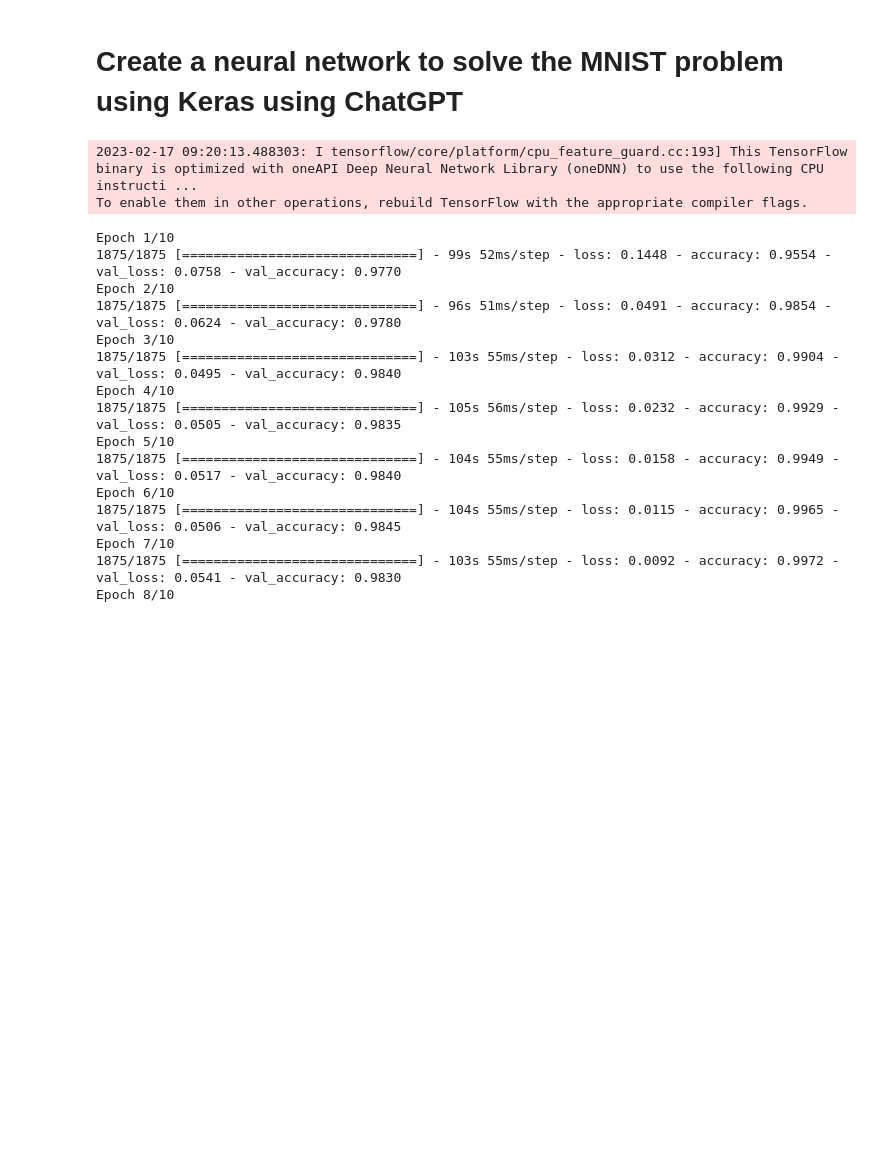
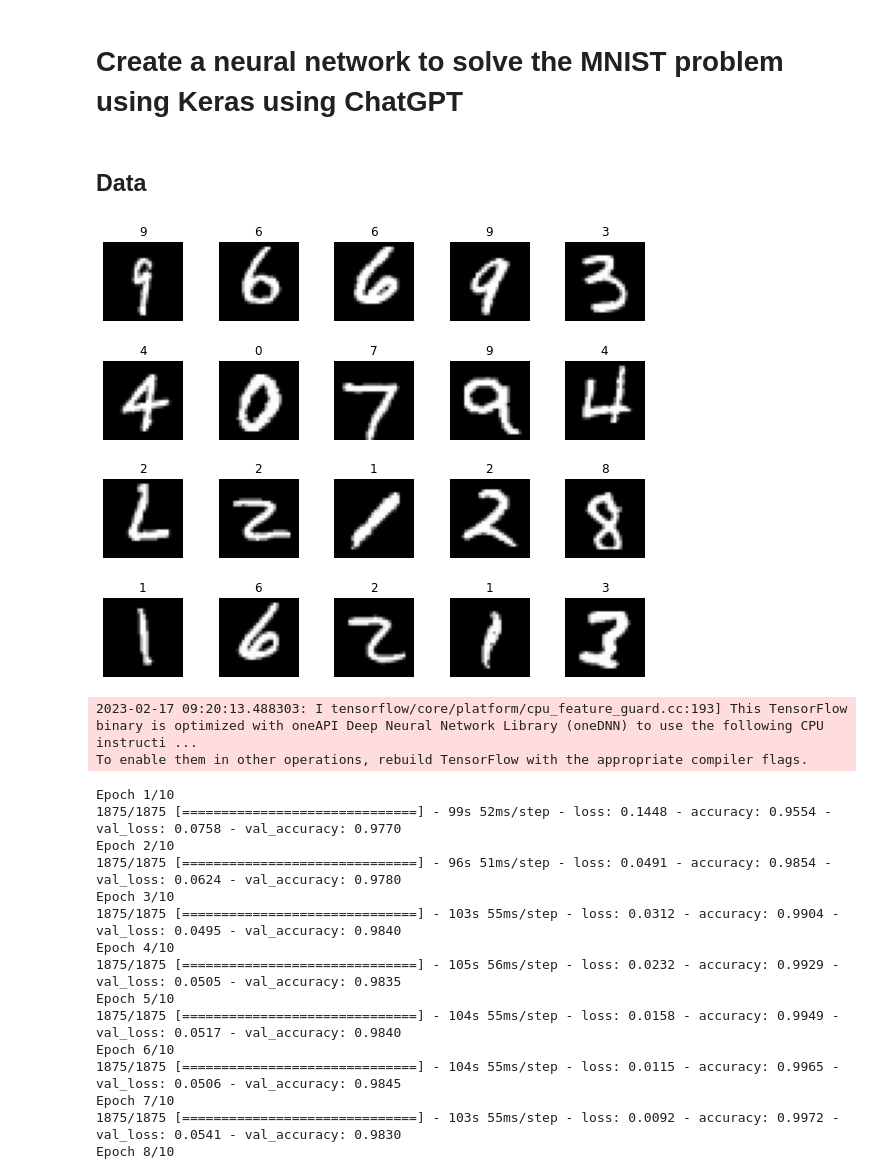
Before and after one commit to DietzscheNostoevsky/Deep_Learning_Chollet, a Jupyter notebook: MNIST_NN.ipynb, the cells around one changed output. Drawn from its saved outputs; the diff is of its cells as text; code cells hidden in the pictures; blank space fills up the shorter version.

Commit message:
data

```diff
--- a/MNIST_NN.ipynb
+++ b/MNIST_NN.ipynb
@@ -1,5 +1,28 @@
 # %% [markdown]
 # Create a neural network to solve the MNIST problem using Keras using ChatGPT
+# %% [markdown]
+## Data
+# %%
+# Select 20 random indexes from the train set
+random_indices = np.random.randint(0, len(X_train), 20)
+
+# Extract the 20 random images and labels from the train set
+random_images = X_train[random_indices]
+random_labels = y_train[random_indices]
+
+# Plot the 20 random images
+fig, axes = plt.subplots(4, 5, figsize=(10, 8))
+axes = axes.ravel()
+
+for i, ax in enumerate(axes):
+    ax.imshow(random_images[i], cmap="gray")
+    ax.axis('off')
+    ax.set_title(str(random_labels[i]))
+
+plt.subplots_adjust(hspace=0.5)
+plt.show()
+# %% [output]
+[figure, added]
 # %%
 import numpy as np
 import matplotlib.pyplot as plt
```
Also changed, not shown: parts of 2 cells of this notebook.
